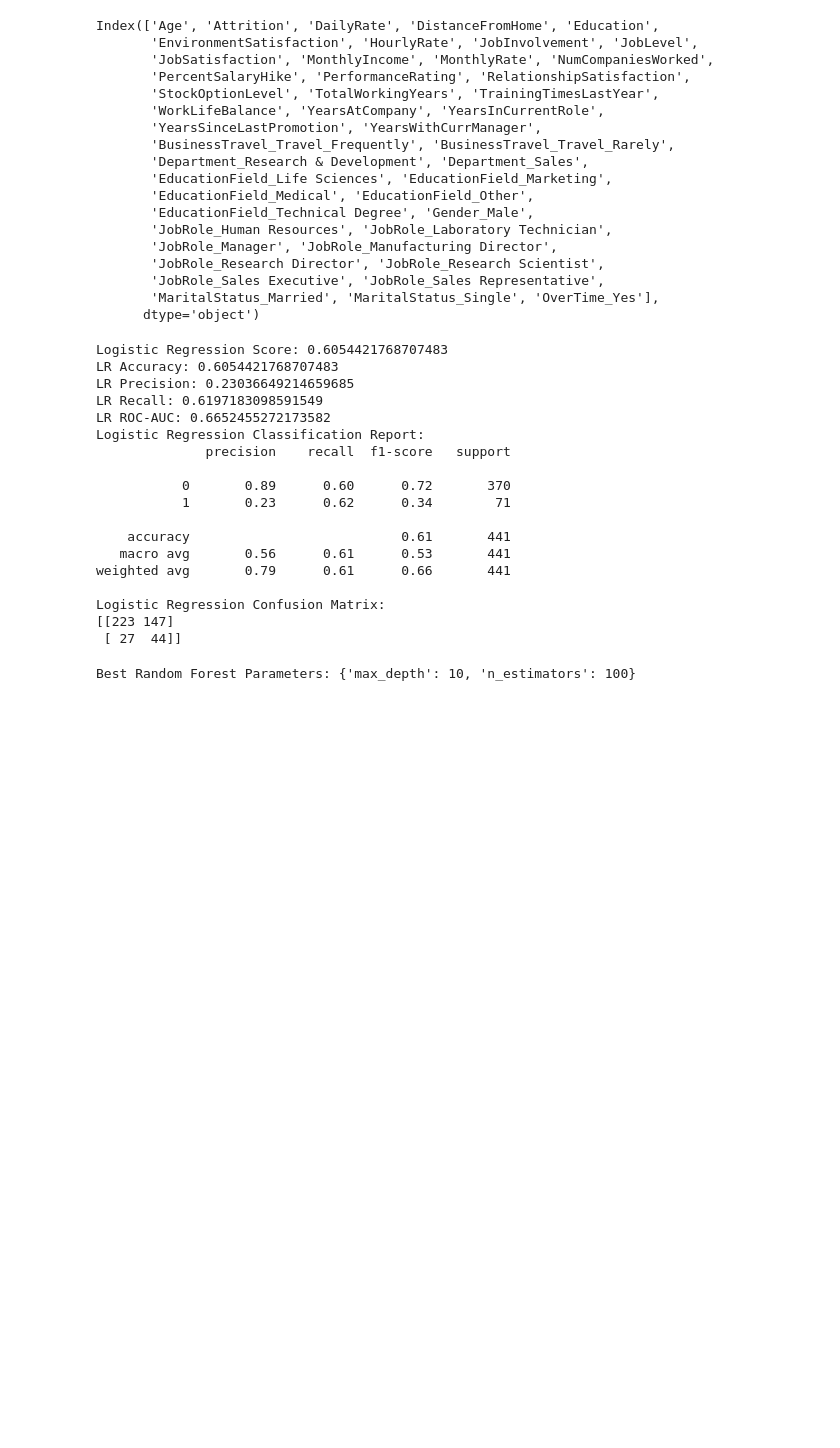
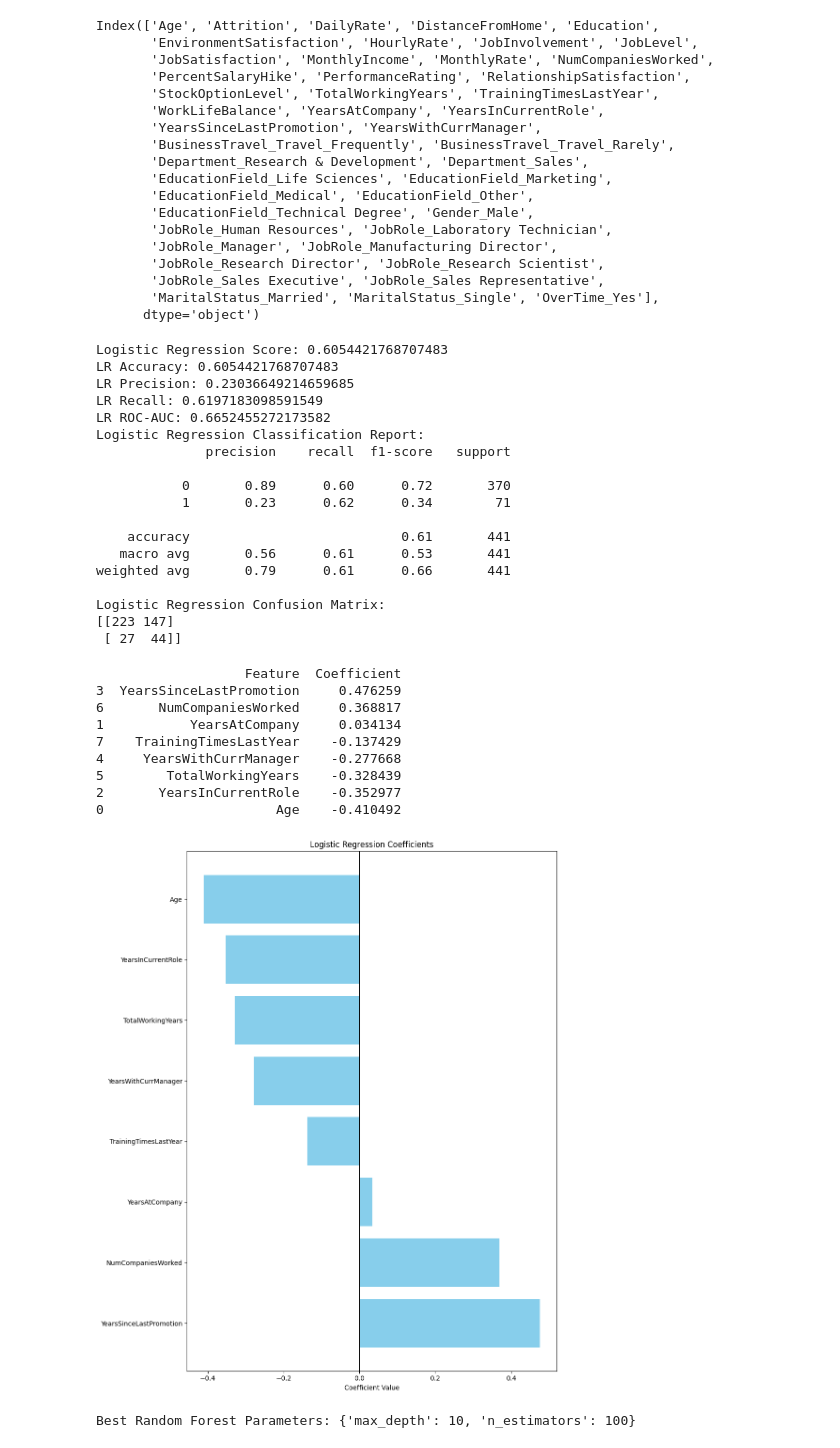
Before and after one commit to lpkennedy6062/Job_Attrition_Predictive_Model, a Jupyter notebook: runthrough.ipynb, the cells around one changed output. Saved outputs shown, nothing was run; the diff lists cells and outputs as text; code cells hidden in the pictures; blank space fills up the shorter version.

```diff
--- a/runthrough.ipynb
+++ b/runthrough.ipynb
@@ -461,6 +461,32 @@ weighted avg       0.79      0.61      0.66       441
 Logistic Regression Confusion Matrix:
 [[223 147]
  [ 27  44]]
+# %%
+X_train_scaled_df = pd.DataFrame(X_train_scaled, columns=X_train.columns)
+
+coef = log_reg.coef_[0]
+feature_names = X_train_scaled_df.columns
+coef_df = pd.DataFrame({'Feature': feature_names, 'Coefficient': coef}).sort_values(by='Coefficient', ascending=False)
+print(coef_df)
+
+plt.figure(figsize=(10,12))
+plt.barh(coef_df['Feature'], coef_df['Coefficient'], color='skyblue')
+plt.xlabel('Coefficient Value')
+plt.title('Logistic Regression Coefficients')
+plt.axvline(0, color='black', linewidth=0.8)
+plt.tight_layout()
+plt.show()
+# %% [output]
+                   Feature  Coefficient
+3  YearsSinceLastPromotion     0.476259
+6       NumCompaniesWorked     0.368817
+1           YearsAtCompany     0.034134
+7    TrainingTimesLastYear    -0.137429
+4     YearsWithCurrManager    -0.277668
+5        TotalWorkingYears    -0.328439
+2       YearsInCurrentRole    -0.352977
+0                      Age    -0.410492
+[figure, added]
 # %%
 # Random Forest on Full Feature Set
 
```
Also changed, not shown: parts of 2 cells of this notebook.
